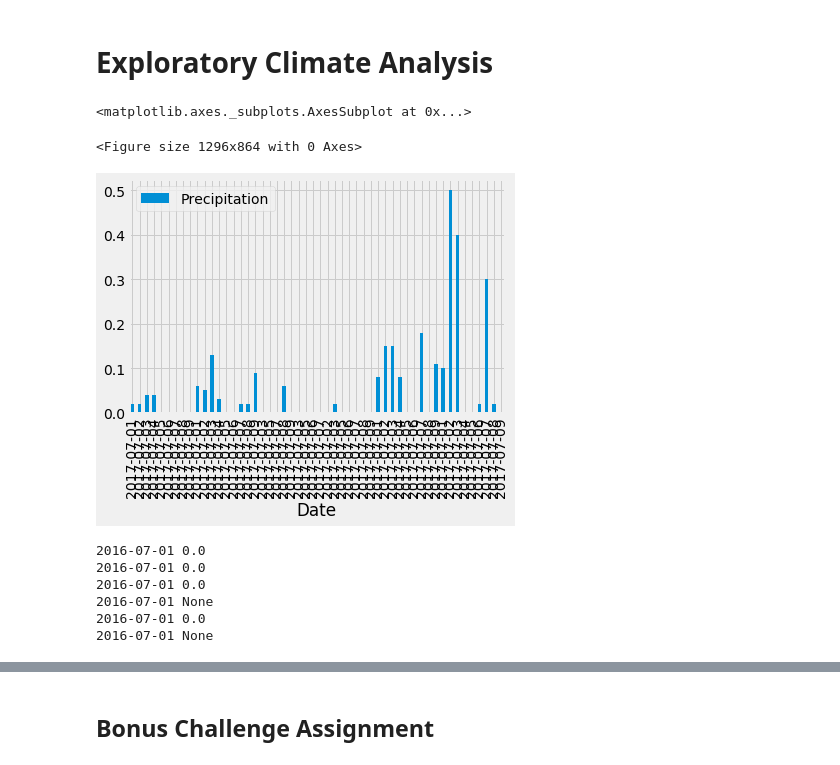
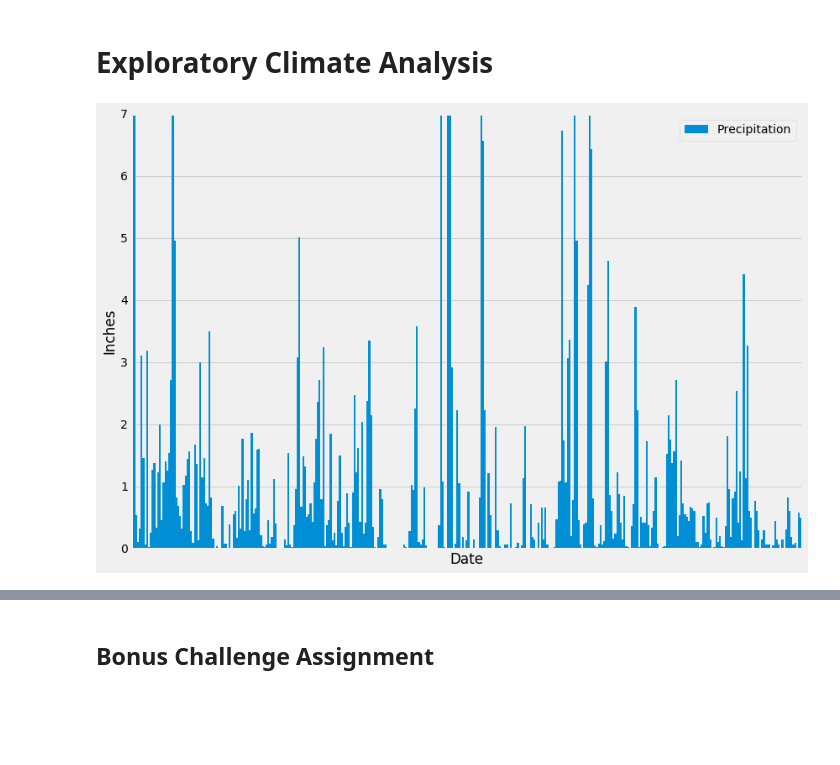
Before and after one commit to ejbaq49/sqlalchemy-challenge, a Jupyter notebook: climate_starter.ipynb, the cells around one changed output, grey strips where cells are left out. Drawn from its saved outputs; the diff is of its cells as text; code cells hidden in the pictures; blank space fills up the shorter version.

Commit message:
plot updates

```diff
--- a/climate_starter.ipynb
+++ b/climate_starter.ipynb
@@ -97,45 +97,44 @@ elevation FLOAT
 # %%
 from datetime import datetime
 # Design a query to retrieve the last 12 months of precipitation data and plot the results
 
 # Calculate the date 1 year ago from the last data point in the database
 # COMMENT: this request makes no sense and seems like we need 1 year of data when we only need trip duration of 3-15 days
 
 # using max date of 2017-08-23 to get a good 10 day date range for my trip
 session.query(Measurement.date).order_by(Measurement.date.desc()).first()
 
 # Perform a query to retrieve the data and precipitation scores
-last_12_precip = session.query(Measurement.date, Measurement.prcp).filter(Measurement.date >= '2017-07-01').\
-    filter(Measurement.date < '2017-07-10')
+last_12_precip = session.query(Measurement.date, Measurement.prcp).filter(Measurement.date >= '2016-08-23').\
+    filter(Measurement.date < '2017-08-23')
 
 # Print data
 # for row in last_12_precip:
 #     print(row.date, row.prcp)
 
 # Save the query results as a Pandas DataFrame and set the index to the date column
 df = pd.DataFrame(last_12_precip, columns=['Date', 'Precipitation'])
+
+# convert the 'Date' column to datetime format
+df['Date']= pd.to_datetime(df['Date'])
+
+# set index to date column
 df.set_index('Date', inplace=True)
 
 # Sort the dataframe by date
 df.sort_index()
 df
 
 # Use Pandas Plotting with Matplotlib to plot the data
-# df.plot.bar()
-plt.figure(figsize=(18,12))
-df.plot.bar()
+df_grouped = df.groupby(['Date']).agg({'Precipitation':['sum']})
+df_grouped.columns = ['Precipitation']
+
+xtick_values = ["2016-08-23", "2016-10-01", "2016-11-09", "2016-12-19", "2017-01-28", "2017-03-09", "2017-04-18", "2017-05-31", "2017-07-10"]
+
+df_grouped.plot(kind="bar", ylim=(0,7), figsize=(12,8), width=1, xticks=[])
+plt.ylabel("Inches")
+plt.tight_layout()
+# plt.xticks(ticks=xtick_values)
+# len(df_grouped)
 # %% [output]
-<matplotlib.axes._subplots.AxesSubplot at 0x...>
-<Figure size 1296x864 with 0 Axes>
-[figure, old version]
+[figure, new version]
-# %%
-rawdata = session.query(Measurement.date, Measurement.prcp).filter(Measurement.date == '2016-07-01')
-for row in rawdata:
-    print(row.date, row.prcp)
-# %% [output]
-2016-07-01 0.0
-2016-07-01 0.0
-2016-07-01 0.0
-2016-07-01 None
-2016-07-01 0.0
-2016-07-01 None
```
Also changed, not shown: parts of 7 cells of this notebook.
